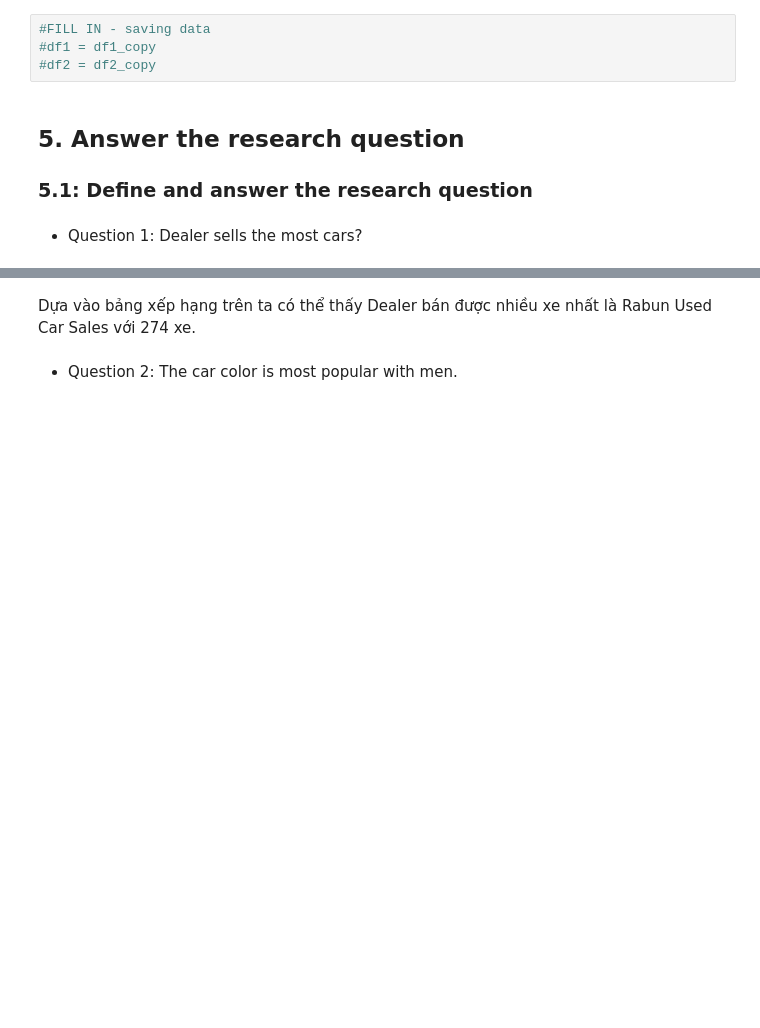
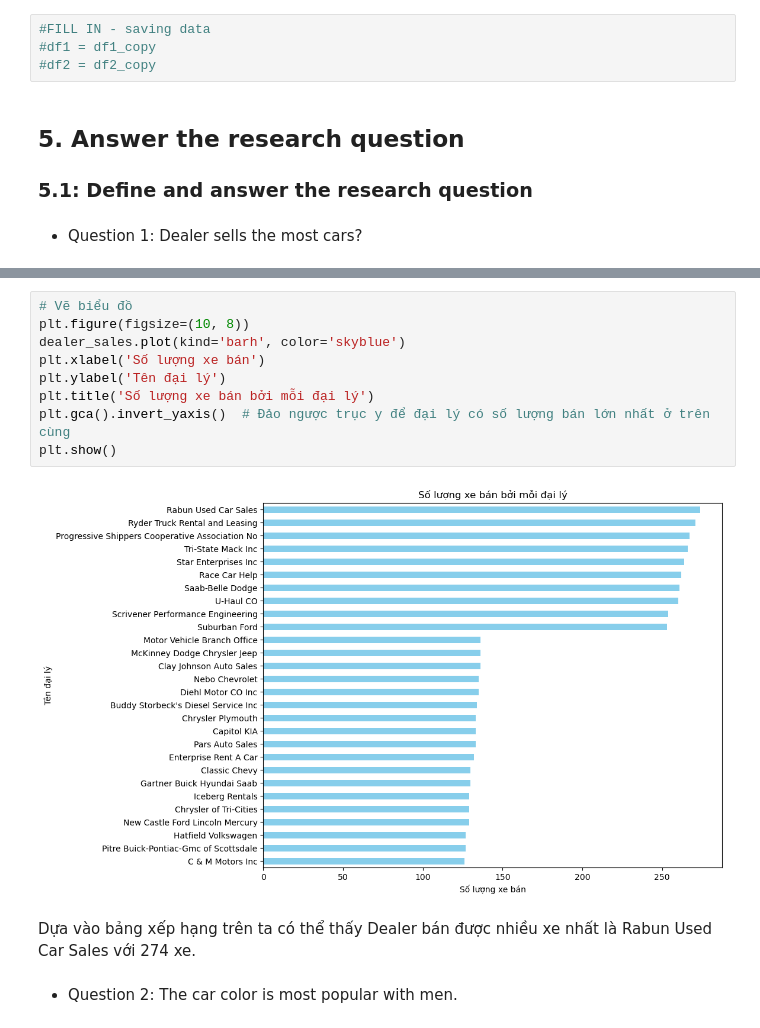
Before and after one commit to Giang-st1-00/data_science_final_exam, a Jupyter notebook: DA car_data (1).ipynb, the cells around one changed output, grey strips where cells are left out. Drawn from its saved outputs; the diff is of its cells as text; blank space fills up the shorter version.

```diff
--- a/DA car_data (1).ipynb
+++ b/DA car_data (1).ipynb
@@ -307,3 +322,14 @@ dealer_sales.reset_index().rename(columns={'index': 'Dealer_Name', 'Dealer_Name'
+# %%
+# Vẽ biểu đồ
+plt.figure(figsize=(10, 8))
+dealer_sales.plot(kind='barh', color='skyblue')
+plt.xlabel('Số lượng xe bán')
+plt.ylabel('Tên đại lý')
+plt.title('Số lượng xe bán bởi mỗi đại lý')
+plt.gca().invert_yaxis()  # Đảo ngược trục y để đại lý có số lượng bán lớn nhất ở trên cùng
+plt.show()
+# %% [output]
+[figure, added]
 # %% [markdown]
 Dựa vào bảng xếp hạng trên ta có thể thấy Dealer bán được nhiều xe nhất là Rabun Used Car Sales với 274 xe.
 # %% [markdown]
```
Also changed, not shown: parts of 14 cells of this notebook, 1 other file.
